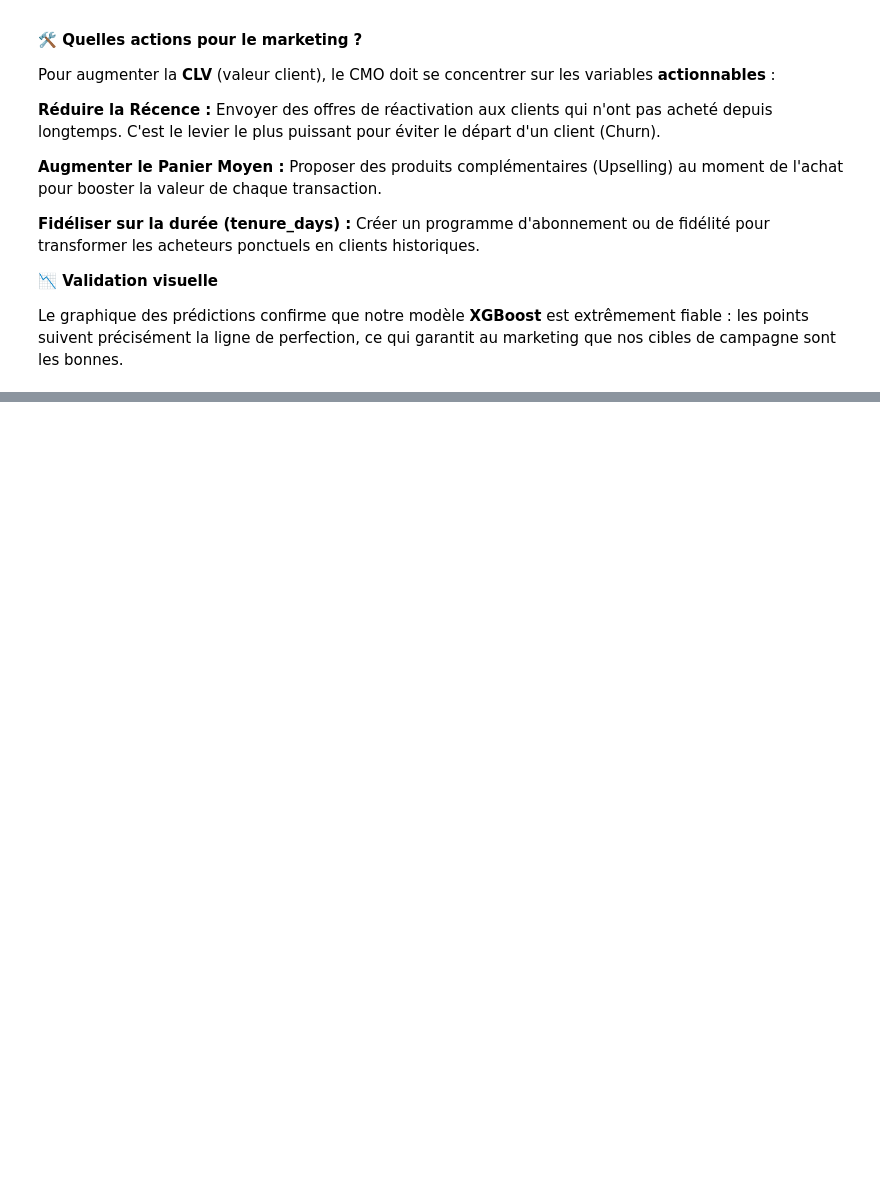
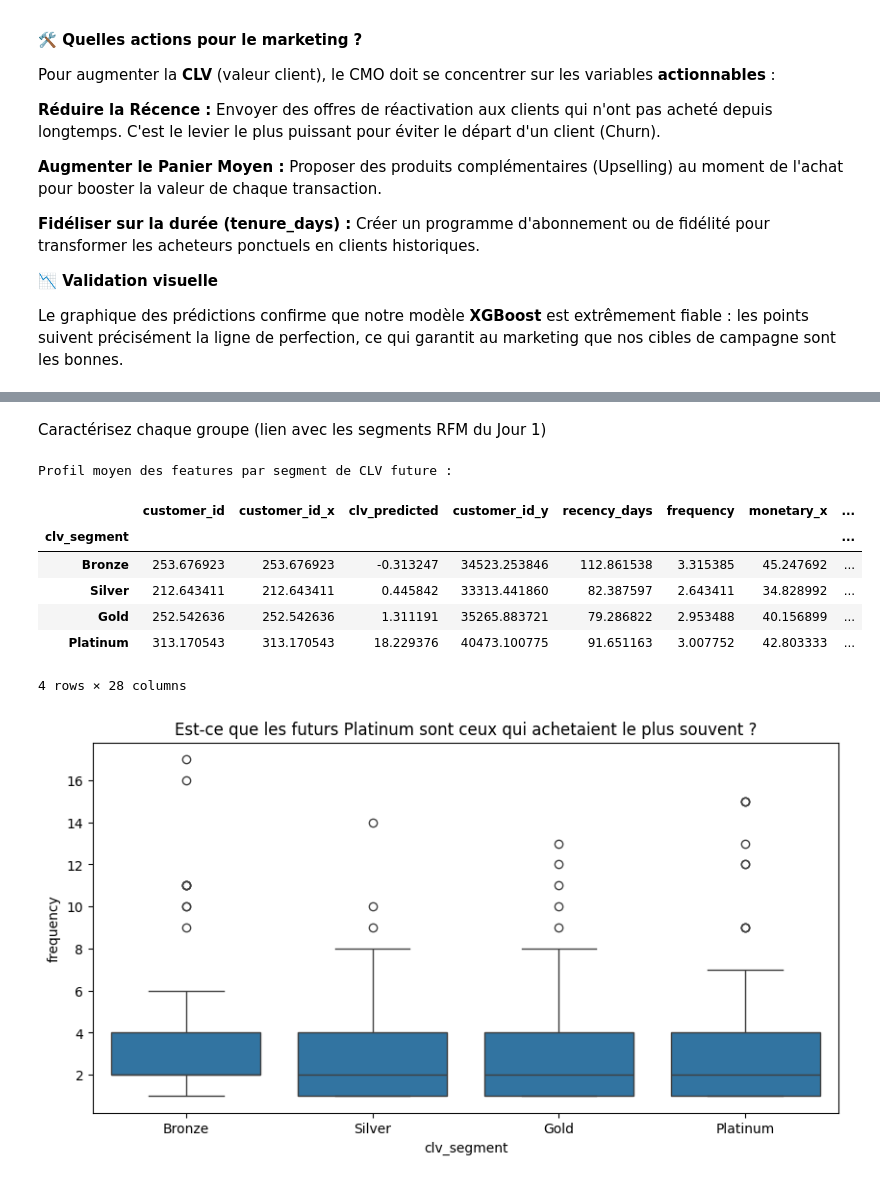
Before and after one commit to fds-imane/Data_Marketing, a Jupyter notebook: data_marketing_part3.ipynb, the cells around one changed output, grey strips where cells are left out. Saved outputs shown, nothing was run; the diff lists cells and outputs as text; code cells hidden in the pictures; blank space fills up the shorter version.

```diff
--- a/data_marketing_part3.ipynb
+++ b/data_marketing_part3.ipynb
@@ -542,0 +547,19 @@ Le graphique des prédictions confirme que notre modèle **XGBoost** est extrêm
+# %%
+# 1. Création des quartiles basés sur la CLV prédite
+#  'xgb_model' et tes features de test 'X_test'
+test_preds = xgb_model.predict(X_test)
+
+# Création d'un DataFrame de résultats pour le test set
+df_res = pd.DataFrame({
+    'customer_id': X_test.index,
+    'clv_predicted': test_preds
+})
+
+# Découpage en 4 groupes (Q1 à Q4)
+df_res['clv_segment'] = pd.qcut(df_res['clv_predicted'], q=4, labels=['Bronze', 'Silver', 'Gold', 'Platinum'])
+
+print("Répartition des clients par segment de CLV future :")
+print(df_res['clv_segment'].value_counts())
+
+# Affichage des moyennes de CLV prédite par segment
+display(df_res.groupby('clv_segment')['clv_predicted'].mean())
@@ -542,0 +583,40 @@ Le graphique des prédictions confirme que notre modèle **XGBoost** est extrêm
+# %% [markdown]
+Caractérisez chaque groupe (lien avec les segments RFM du Jour 1)
+# %%
+# 1. On prépare le DataFrame de comparaison
+df_comparison = df_res.copy()
+
+# 2. On récupère les colonnes du tableau 'features' pour le test set
+# On affiche les colonnes disponibles pour être sûr si besoin : print(features.columns)
+# On sélectionne les colonnes qui ressemblent au RFM dans ton notebook actuel
+# D'après ton fichier, elles s'appellent probablement 'recency', 'frequency', 'monetary'
+# ou avec des préfixes. On va les fusionner proprement :
+
+df_comparison = df_comparison.merge(features, left_on='customer_id', right_index=True)
+
+# 3. On affiche les moyennes par segment de CLV pour TOUTES les features
+# (ça permettra de voir lesquelles sont les plus marquantes pour les Platinum)
+print("Profil moyen des features par segment de CLV future :")
+caract_segments = df_comparison.groupby('clv_segment').mean(numeric_only=True)
+
+# On affiche seulement les plus importantes pour la lecture
+display(caract_segments.head())
+
+# 4. Visualisation du lien entre la CLV prédite et la fréquence d'achat
+import seaborn as sns
+import matplotlib.pyplot as plt
+
+plt.figure(figsize=(10,5))
+sns.boxplot(data=df_comparison, x='clv_segment', y='frequency')
+plt.title('Est-ce que les futurs Platinum sont ceux qui achetaient le plus souvent ?')
+plt.show()
+# %% [output]
+Profil moyen des features par segment de CLV future :
+|  | customer_id | customer_id_x | clv_predicted | customer_id_y | recency_days | frequency | monetary_x | ... |
+| clv_segment |  |  |  |  |  |  |  | ... |
+| Bronze | 253.676923 | 253.676923 | -0.313247 | 34523.253846 | 112.861538 | 3.315385 | 45.247692 | ... |
+| Silver | 212.643411 | 212.643411 | 0.445842 | 33313.441860 | 82.387597 | 2.643411 | 34.828992 | ... |
+| Gold | 252.542636 | 252.542636 | 1.311191 | 35265.883721 | 79.286822 | 2.953488 | 40.156899 | ... |
+| Platinum | 313.170543 | 313.170543 | 18.229376 | 40473.100775 | 91.651163 | 3.007752 | 42.803333 | ... |
+4 rows × 28 columns
+[figure, added]
```
Also changed, not shown: parts of 9 cells of this notebook.
